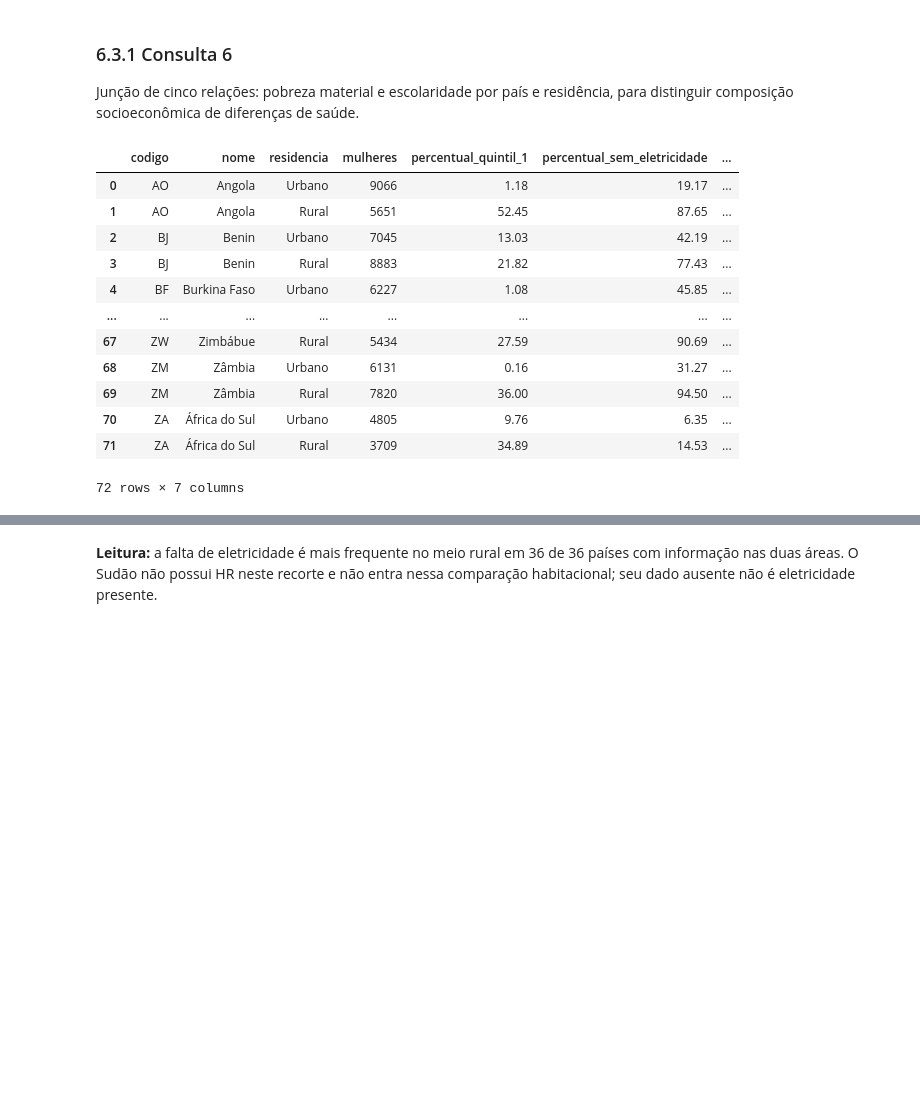
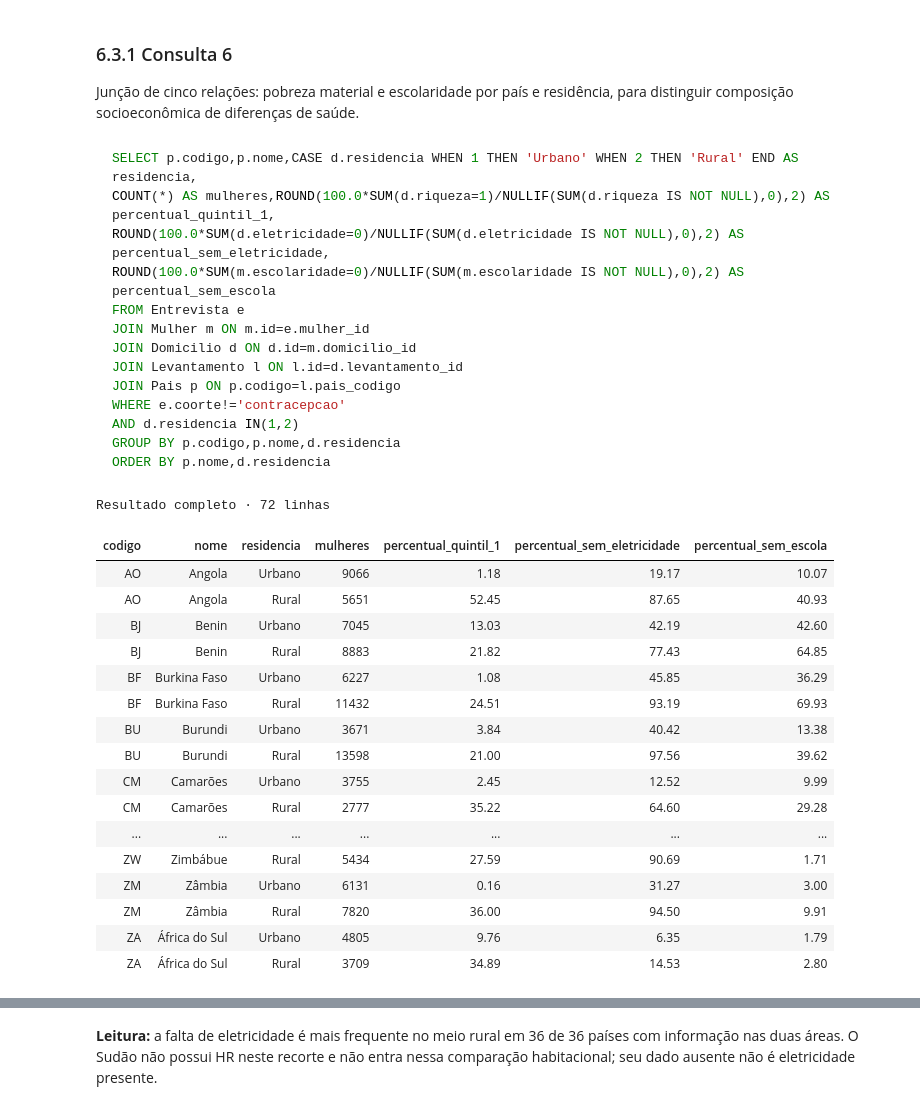
Before and after one commit to limag-henrique/subsaharanAfrica-womenData, a Jupyter notebook: tp_template.ipynb, the cells around one changed output, grey strips where cells are left out. Saved outputs shown, nothing was run; the diff lists cells and outputs as text; code cells hidden in the pictures; blank space fills up the shorter version.

````diff
--- a/tp_template.ipynb
+++ b/tp_template.ipynb
@@ -724,23 +825,53 @@ Junção de cinco relações: pobreza material e escolaridade por país e resid
 # %%
 sql_6 = """
 SELECT p.codigo,p.nome,CASE d.residencia WHEN 1 THEN 'Urbano' WHEN 2 THEN 'Rural' END AS residencia,
 COUNT(*) AS mulheres,ROUND(100.0*SUM(d.riqueza=1)/NULLIF(SUM(d.riqueza IS NOT NULL),0),2) AS percentual_quintil_1,
 ROUND(100.0*SUM(d.eletricidade=0)/NULLIF(SUM(d.eletricidade IS NOT NULL),0),2) AS percentual_sem_eletricidade,
 ROUND(100.0*SUM(m.escolaridade=0)/NULLIF(SUM(m.escolaridade IS NOT NULL),0),2) AS percentual_sem_escola
-FROM Entrevista e JOIN Mulher m ON m.id=e.mulher_id JOIN Domicilio d ON d.id=m.domicilio_id JOIN Levantamento l ON l.id=d.levantamento_id JOIN Pais p ON p.codigo=l.pais_codigo WHERE e.coorte!='contracepcao' AND d.residencia IN(1,2) GROUP BY p.codigo,p.nome,d.residencia ORDER BY p.nome,d.residencia
+FROM Entrevista e
+JOIN Mulher m ON m.id=e.mulher_id
+JOIN Domicilio d ON d.id=m.domicilio_id
+JOIN Levantamento l ON l.id=d.levantamento_id
+JOIN Pais p ON p.codigo=l.pais_codigo
+WHERE e.coorte!='contracepcao'
+AND d.residencia IN(1,2)
+GROUP BY p.codigo,p.nome,d.residencia
+ORDER BY p.nome,d.residencia
 """
+display(Markdown("```sql\n"+sql_6.strip()+"\n```"))
 r6 = consulta(sql_6, amostra=False)
+pares(r6.pivot(index='nome',columns='residencia',values='percentual_sem_eletricidade'),'Urbano','Rural','Ausência de eletricidade por residência','% amostral não ponderado')
 # %% [output]
+```sql
+SELECT p.codigo,p.nome,CASE d.residencia WHEN 1 THEN 'Urbano' WHEN 2 THEN 'Rural' END AS residencia,
+COUNT(*) AS mulheres,ROUND(100.0*SUM(d.riqueza=1)/NULLIF(SUM(d.riqueza IS NOT NULL),0),2) AS percentual_quintil_1,
+ROUND(100.0*SUM(d.eletricidade=0)/NULLIF(SUM(d.eletricidade IS NOT NULL),0),2) AS percentual_sem_eletricidade,
+ROUND(100.0*SUM(m.escolaridade=0)/NULLIF(SUM(m.escolaridade IS NOT NULL),0),2) AS percentual_sem_escola
+FROM Entrevista e
+JOIN Mulher m ON m.id=e.mulher_id
+JOIN Domicilio d ON d.id=m.domicilio_id
+JOIN Levantamento l ON l.id=d.levantamento_id
+JOIN Pais p ON p.codigo=l.pais_codigo
+WHERE e.coorte!='contracepcao'
+AND d.residencia IN(1,2)
+GROUP BY p.codigo,p.nome,d.residencia
+ORDER BY p.nome,d.residencia
+```
+Resultado completo · 72 linhas
-|  | codigo | nome | residencia | mulheres | percentual_quintil_1 | percentual_sem_eletricidade | ... |
-| 0 | AO | Angola | Urbano | 9066 | 1.18 | 19.17 | ... |
-| 1 | AO | Angola | Rural | 5651 | 52.45 | 87.65 | ... |
-| 2 | BJ | Benin | Urbano | 7045 | 13.03 | 42.19 | ... |
-| 3 | BJ | Benin | Rural | 8883 | 21.82 | 77.43 | ... |
-| 4 | BF | Burkina Faso | Urbano | 6227 | 1.08 | 45.85 | ... |
-| ... | ... | ... | ... | ... | ... | ... | ... |
-| 67 | ZW | Zimbábue | Rural | 5434 | 27.59 | 90.69 | ... |
-| 68 | ZM | Zâmbia | Urbano | 6131 | 0.16 | 31.27 | ... |
-| 69 | ZM | Zâmbia | Rural | 7820 | 36.00 | 94.50 | ... |
-| 70 | ZA | África do Sul | Urbano | 4805 | 9.76 | 6.35 | ... |
-| 71 | ZA | África do Sul | Rural | 3709 | 34.89 | 14.53 | ... |
+| codigo | nome | residencia | mulheres | percentual_quintil_1 | percentual_sem_eletricidade | percentual_sem_escola |
+| AO | Angola | Urbano | 9066 | 1.18 | 19.17 | 10.07 |
+| AO | Angola | Rural | 5651 | 52.45 | 87.65 | 40.93 |
+| BJ | Benin | Urbano | 7045 | 13.03 | 42.19 | 42.60 |
+| BJ | Benin | Rural | 8883 | 21.82 | 77.43 | 64.85 |
+| BF | Burkina Faso | Urbano | 6227 | 1.08 | 45.85 | 36.29 |
+| BF | Burkina Faso | Rural | 11432 | 24.51 | 93.19 | 69.93 |
+| BU | Burundi | Urbano | 3671 | 3.84 | 40.42 | 13.38 |
+| BU | Burundi | Rural | 13598 | 21.00 | 97.56 | 39.62 |
+| CM | Camarões | Urbano | 3755 | 2.45 | 12.52 | 9.99 |
+| CM | Camarões | Rural | 2777 | 35.22 | 64.60 | 29.28 |
+| ... | ... | ... | ... | ... | ... | ... |
+| ZW | Zimbábue | Rural | 5434 | 27.59 | 90.69 | 1.71 |
+| ZM | Zâmbia | Urbano | 6131 | 0.16 | 31.27 | 3.00 |
+| ZM | Zâmbia | Rural | 7820 | 36.00 | 94.50 | 9.91 |
+| ZA | África do Sul | Urbano | 4805 | 9.76 | 6.35 | 1.79 |
+| ZA | África do Sul | Rural | 3709 | 34.89 | 14.53 | 2.80 |
-72 rows × 7 columns
````
Also changed, not shown: parts of 33 cells of this notebook, 2 other files.
